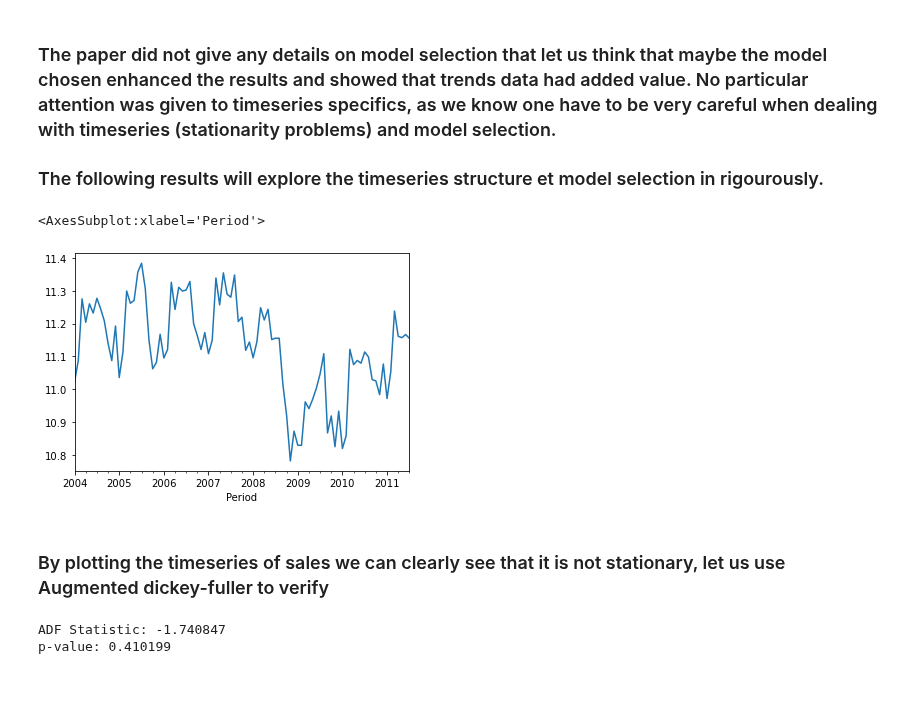
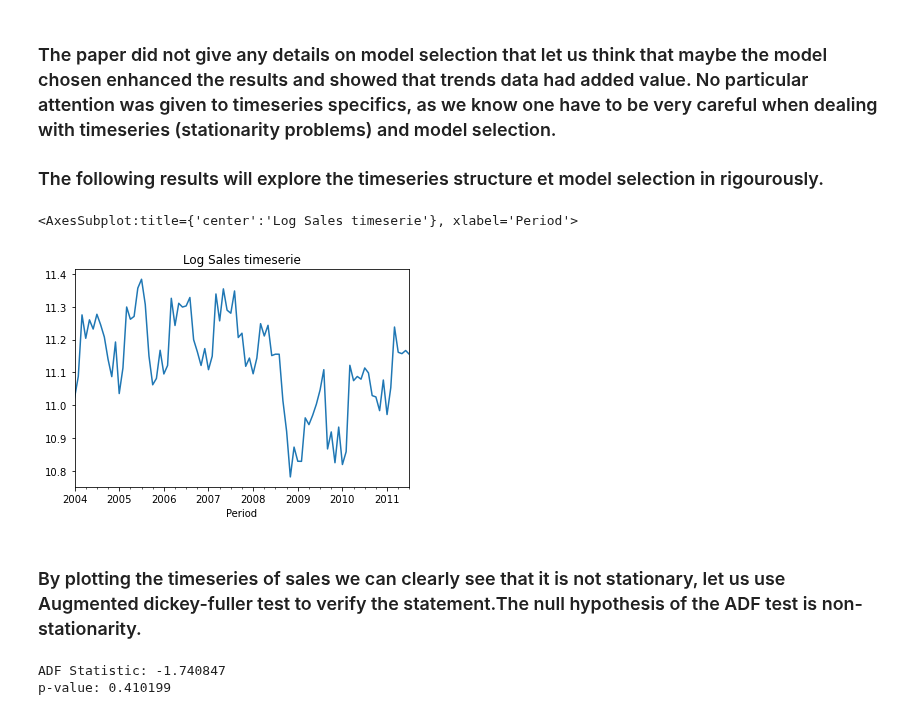
Before and after one commit to epfl-ada/ada-2020-project-milestone-p3-p3_tak, a Jupyter notebook: google_trends_check.ipynb, the cells around one changed output. Cells and saved outputs as stored; diff of their text form; code cells hidden in the pictures; blank space fills up the shorter version.

Commit message:
Final results
to do: better layout and more explaining for tests

```diff
--- a/google_trends_check.ipynb
+++ b/google_trends_check.ipynb
@@ -14,16 +14,16 @@ import warnings
 # %%
 # Loading and processing data
 df=pd.read_csv(r".\merged_autos.csv")
 df['Period'] = pd.to_datetime(df['Period'])
 df['log_sales'] = np.log(df['sales'])
 df['sales'] = np.log(df['sales'])
 df.set_index('Period',inplace=True)
-df['sales'].plot()
+df['sales'].plot(title='Log Sales timeserie')
 # %% [output]
-<AxesSubplot:xlabel='Period'>
+<AxesSubplot:title={'center':'Log Sales timeserie'}, xlabel='Period'>
-[figure, old version]
+[figure, new version]
 # %% [markdown]
-### By plotting the timeseries of sales we can clearly see that it is not stationary, let us use Augmented dickey-fuller to verify
+### By plotting the timeseries of sales we can clearly see that it is not stationary, let us use Augmented dickey-fuller test to verify the statement.The null hypothesis of the ADF test is non-stationarity.
 # %%
 from statsmodels.tsa.stattools import adfuller
 result = adfuller(df['sales'])
```
Also changed, not shown: parts of 16 cells of this notebook.
